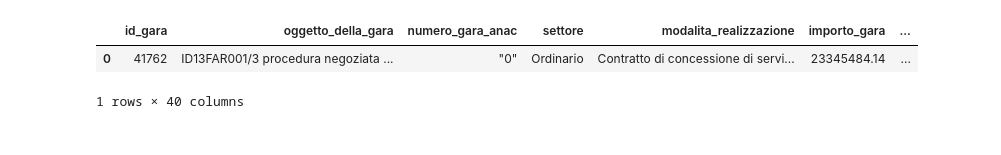
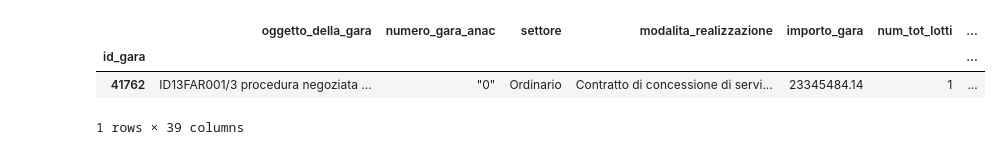
Before and after one commit to alfabetizzazione/python-alfabetizzazione-docenti, a Jupyter notebook: 11 Lavorare su più DataFrame.ipynb, the cells around one changed output. Drawn from its saved outputs; the diff is of its cells as text; code cells hidden in the pictures.

```diff
--- a/11 Lavorare su più DataFrame.ipynb
+++ b/11 Lavorare su più DataFrame.ipynb
@@ -5,7 +12,10 @@ I questa lezione utilizzeremo alcuni dati provenienti dal [Prezzario dei Lavori
 # %%
-gare_no = pd.read_csv("data/scpgarenonaggnew.csv.bz2")
+import pandas as pd
+
+gare_no = pd.read_csv("data/scpgarenonaggnew.csv.bz2", index_col = 'id_gara')
 gare_no.head(1)
 # %% [output]
-|  | id_gara | oggetto_della_gara | numero_gara_anac | settore | modalita_realizzazione | importo_gara | ... |
-| 0 | 41762 | ID13FAR001/3 procedura negoziata ... | "0" | Ordinario | Contratto di concessione di servi... | 23345484.14 | ... |
+|  | oggetto_della_gara | numero_gara_anac | settore | modalita_realizzazione | importo_gara | num_tot_lotti | ... |
+| id_gara |  |  |  |  |  |  | ... |
+| 41762 | ID13FAR001/3 procedura negoziata ... | "0" | Ordinario | Contratto di concessione di servi... | 23345484.14 | 1 | ... |
-1 rows × 40 columns
+1 rows × 39 columns
```
Also changed, not shown: parts of 33 cells of this notebook, 3 other files.
